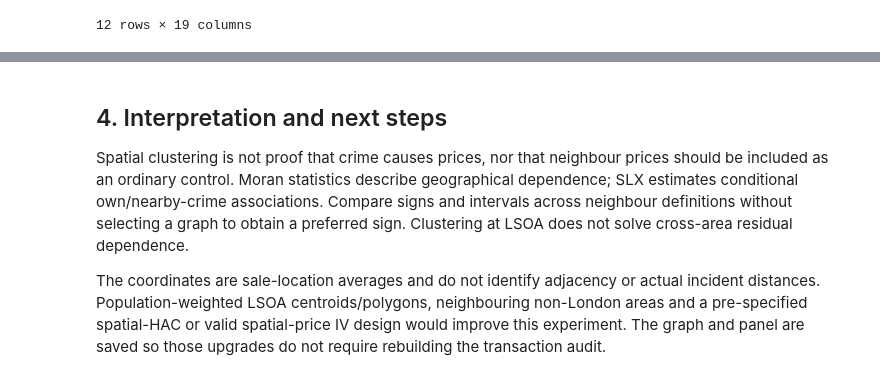
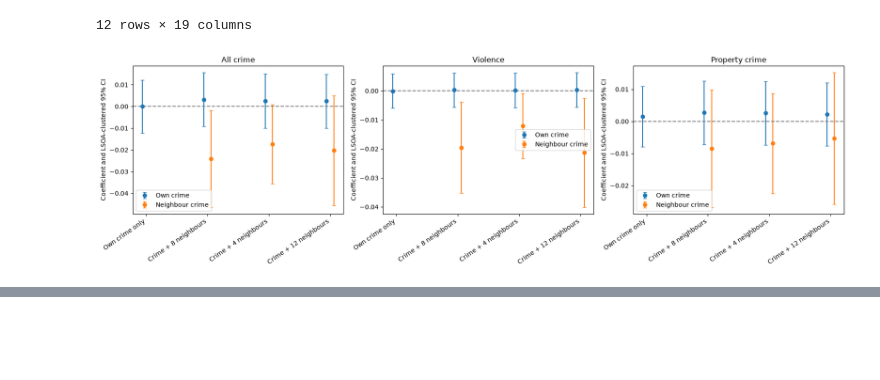
Before and after one commit to rachtrx/he3027, a Jupyter notebook: 06_crime_spatial_autocorrelation.ipynb, the cells around one changed output, grey strips where cells are left out. Drawn from its saved outputs; the diff is of its cells as text; code cells hidden in the pictures; blank space fills up the shorter version.

Commit message:
spatial autocorr update

```diff
--- a/06_crime_spatial_autocorrelation.ipynb
+++ b/06_crime_spatial_autocorrelation.ipynb
@@ -312,4 +312,4 @@ def fit_absorbed(data, crime, controls, fixed_effects, cluster='lsoacode'):
     coefficients = pd.DataFrame({
         'variable': identified, 'beta': estimates, 'se': se,
     })
-    return (result, coefficients)
+    return (result, coefficients, fit.resids.to_numpy().reshape(-1))
@@ -363,21 +316,3 @@ Showing 20 of 84 rows; the complete table is saved as moran_diagnostics.csv.
-# %%
-fig,axes=plt.subplots(1,3,figsize=(16,4))
-for ax,category in zip(axes,MAIN):
-    for variable,label in [('mean_log_price','Raw mean log price'),(category,'Log crime'),('residual_'+category,'TWFE price residual')]:
-        b=morans.loc[morans.k.eq(8)&morans.variable.eq(variable)]
-        ax.plot(b.year,b.moran_I,marker='o',label=label)
-    ax.axhline(0,color='grey',linestyle='--');ax.set_title(CRIME_NAMES[category]);ax.set_ylabel('Moran I');ax.legend(fontsize=8)
-fig.tight_layout();fig.savefig(OUT/'moran_by_year.png',dpi=170);plt.show()
-year=2014;ix=np.flatnonzero(area.year.eq(year));b=area.iloc[ix]
-fig,axes=plt.subplots(2,3,figsize=(16,10))
-fields=[('Median price (GBP 1,000)',b.price.to_numpy()/1000),('Log all crime',b.log1p_mps_all.to_numpy()),('All-crime model residual',baseline_residuals['mps_all'][ix])]
-for j,(label,values) in enumerate(fields):
-    points=axes[0,j].scatter(locations.lon,locations.lat,c=values,s=8,cmap='viridis');fig.colorbar(points,ax=axes[0,j]);axes[0,j].set_title(str(year)+' '+label)
-    z=(values-values.mean())/values.std();wz=weights[8]@z
-    axes[1,j].scatter(z,wz,s=5,alpha=.25);axes[1,j].axhline(0,color='grey');axes[1,j].axvline(0,color='grey')
-    slope=z@wz/(z@z);xx=np.array([z.min(),z.max()]);axes[1,j].plot(xx,slope*xx,color='#d17b0f')
-    axes[1,j].set_xlabel('Standardised own-area value');axes[1,j].set_ylabel('Weighted neighbour value');axes[1,j].set_title(f'Moran scatter slope {slope:.3f}')
-fig.tight_layout();fig.savefig(OUT/'spatial_maps_and_moran_scatter.png',dpi=170);plt.show()
 # %% [markdown]
 ## 3. Transaction-level own and neighbouring crime: SLX
 
@@ -419,11 +354,12 @@ if slx.empty:raise ValueError('No sales have complete neighbouring prior12 expos
 print('Common transaction SLX sample:',len(slx),'sales;',slx.lsoacode.nunique(),'LSOAs')
 table(slx.groupby('year').size().to_frame('sales'),'slx_sample_by_year')
 settings=[('Own crime only',8,False),('Crime + 8 neighbours',8,True),('Crime + 4 neighbours',4,True),('Crime + 12 neighbours',12,True)]
-rows=[];all_coefficients=[]
+rows=[];all_coefficients=[];transaction_residuals={}
 for label,k,with_neighbour in settings:
     for category in MAIN:
         extra=['W'+str(k)+'_'+category] if with_neighbour else []
-        result,coef=fit_absorbed(slx,'log1p_'+category,CONTROLS+extra,['lsoacode','yearquarter'])
+        result,coef,residual=fit_absorbed(slx,'log1p_'+category,CONTROLS+extra,['lsoacode','yearquarter'])
+        transaction_residuals[(('slx'+str(k)) if with_neighbour else 'own',category)]=residual
         rows.append(dict(specification=label,k=k,crime=category,**result))
         all_coefficients.append(coef.assign(specification=label,k=k,crime=category))
 spatial_results=pd.DataFrame(rows).assign(data_source='MPS',exposure='prior12',estimator='Spatial')
@@ -457,27 +393,21 @@ Common transaction SLX sample: 328703 sales; 4435 LSOAs
 # %%
 fig,axes=plt.subplots(1,3,figsize=(17,5))
 labels=[s[0] for s in settings]
 for ax,category in zip(axes,MAIN):
     own=spatial_results.loc[spatial_results.crime.eq(category)].set_index('specification').reindex(labels)
     ax.errorbar(np.arange(len(settings))-.06,own.beta,yerr=np.vstack([own.beta-own.ci_low,own.ci_high-own.beta]),fmt='o',capsize=3,label='Own crime')
     neigh=spatial_coefficients.loc[spatial_coefficients.crime.eq(category)&spatial_coefficients.variable.str.startswith('W')].set_index('specification').reindex(labels)
     critical=stats.t.ppf(.975,slx.lsoacode.nunique()-1)
     ax.errorbar(np.arange(len(settings))+.06,neigh.beta,yerr=critical*neigh.se,fmt='o',capsize=3,label='Neighbour crime')
     ax.axhline(0,color='grey',linestyle='--');ax.set_xticks(np.arange(len(settings)),labels,rotation=35,ha='right')
     ax.set_title(CRIME_NAMES[category]);ax.set_ylabel('Coefficient and LSOA-clustered 95% CI');ax.legend()
 fig.tight_layout();fig.savefig(OUT/'own_vs_neighbour_crime.png',dpi=170,bbox_inches='tight');plt.show()
 from IPython.display import HTML
 cards=[]
 for (label,category),b in spatial_coefficients.groupby(['specification','crime'],sort=False):
     c=b[['variable','beta','se']].copy();c['ci_low']=c.beta-critical*c.se;c['ci_high']=c.beta+critical*c.se
     cards.append('<details style="margin:10px;padding:8px;border:1px solid #bbb"><summary>'+label+' / '+CRIME_NAMES[category]+'</summary>'+c.to_html(index=False,float_format=lambda x:f'{x:.5f}')+'</details>')
 display(HTML(''.join(cards)))
-area.to_csv(OUT/'balanced_lsoa_year_panel.csv.gz',index=False,compression='gzip')
 # %% [output]
+[figure, added]
 [interactive output not drawn]
-# %% [markdown]
-## 4. Interpretation and next steps
-
-Spatial clustering is not proof that crime causes prices, nor that neighbour prices should be included as an ordinary control. Moran statistics describe geographical dependence; SLX estimates conditional own/nearby-crime associations. Compare signs and intervals across neighbour definitions without selecting a graph to obtain a preferred sign. Clustering at LSOA does not solve cross-area residual dependence.
-
-The coordinates are sale-location averages and do not identify adjacency or actual incident distances. Population-weighted LSOA centroids/polygons, neighbouring non-London areas and a pre-specified spatial-HAC or valid spatial-price IV design would improve this experiment. The graph and panel are saved so those upgrades do not require rebuilding the transaction audit.
```
Also changed, not shown: parts of 9 cells of this notebook, 19 other files.
